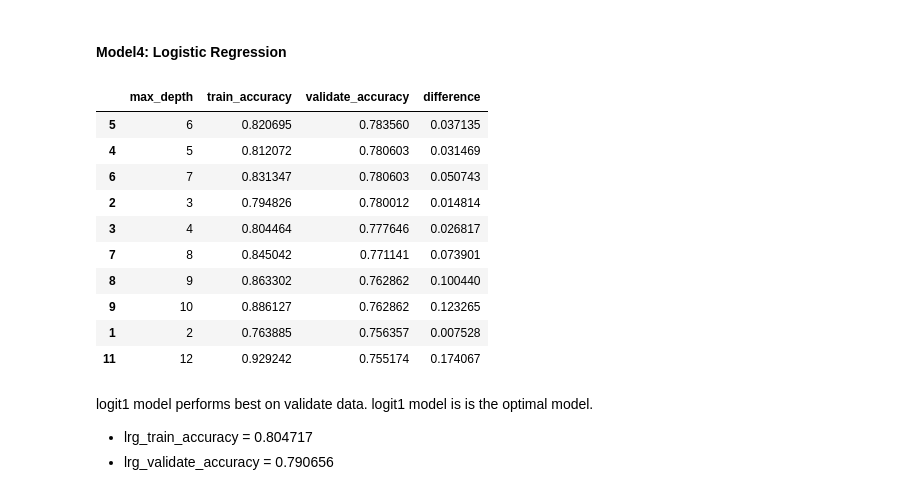
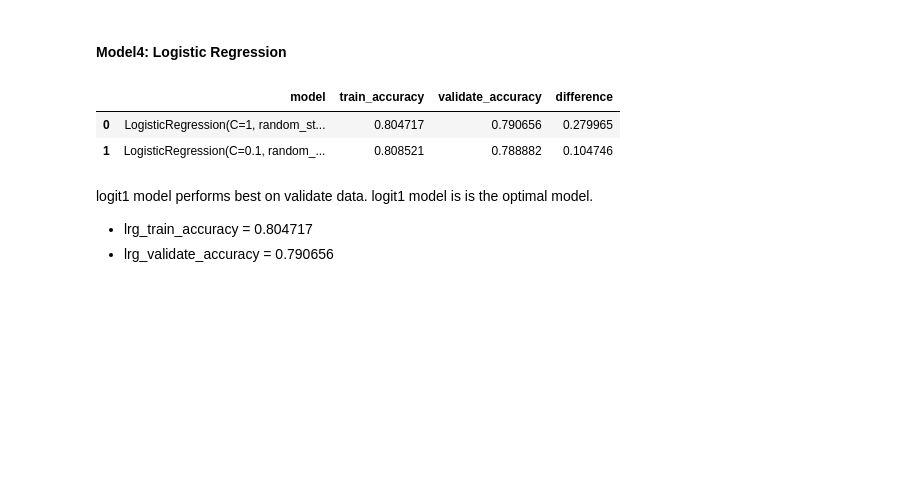
Before and after one commit to devgurung141/telco_project1, a Jupyter notebook: explore.ipynb, the cells around one changed output. Cells and saved outputs as stored; diff of their text form; code cells hidden in the pictures; blank space fills up the shorter version.

```diff
--- a/explore.ipynb
+++ b/explore.ipynb
@@ -531,19 +534,11 @@ df4['difference'] = df3.train_accuracy - df3.validate_accuracy
 # df4
 # %%
 # list the validate accuracy on descending order
-df1.sort_values(by=['validate_accuracy', 'difference'], ascending = [False,True]).head(10)
+df4.sort_values(by=['validate_accuracy', 'difference'], ascending = [False,True]).head(10)
 # %% [output]
-|  | max_depth | train_accuracy | validate_accuracy | difference |
-| 5 | 6 | 0.820695 | 0.783560 | 0.037135 |
-| 4 | 5 | 0.812072 | 0.780603 | 0.031469 |
-| 6 | 7 | 0.831347 | 0.780603 | 0.050743 |
-| 2 | 3 | 0.794826 | 0.780012 | 0.014814 |
-| 3 | 4 | 0.804464 | 0.777646 | 0.026817 |
-| 7 | 8 | 0.845042 | 0.771141 | 0.073901 |
-| 8 | 9 | 0.863302 | 0.762862 | 0.100440 |
-| 9 | 10 | 0.886127 | 0.762862 | 0.123265 |
-| 1 | 2 | 0.763885 | 0.756357 | 0.007528 |
-| 11 | 12 | 0.929242 | 0.755174 | 0.174067 |
+|  | model | train_accuracy | validate_accuracy | difference |
+| 0 | LogisticRegression(C=1, random_st... | 0.804717 | 0.790656 | 0.279965 |
+| 1 | LogisticRegression(C=0.1, random_... | 0.808521 | 0.788882 | 0.104746 |
 # %% [markdown]
 logit1 model performs best on validate data. logit1 model is is the optimal model.
 - lrg_train_accuracy = 0.804717
```
Also changed, not shown: parts of 10 cells of this notebook, 1 other file.
